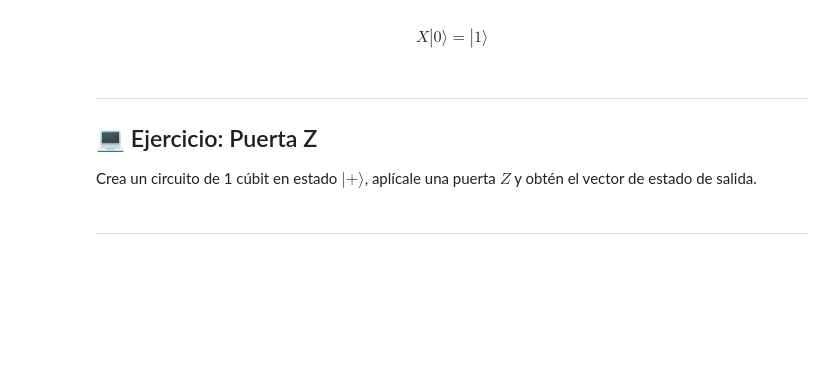
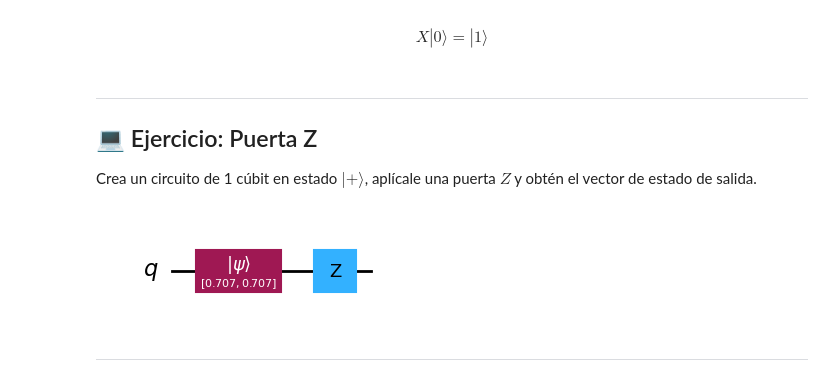
Before and after one commit to mateofra/CUANTICA, a Jupyter notebook: 02. Bits y Cúbits.ipynb, the cells around one changed output. Saved outputs shown, nothing was run; the diff lists cells and outputs as text; code cells hidden in the pictures; blank space fills up the shorter version.

```diff
--- a/02. Bits y Cúbits.ipynb
+++ b/02. Bits y Cúbits.ipynb
@@ -748,16 +752,20 @@ Crea un circuito de 1 cúbit en estado $|+\rangle$, aplícale una puerta $Z$ y o
 # %%
 # Circuito de 1 cúbit en el estado |+> con una puerta Z
 from math import sqrt
 qc = QuantumCircuit(1)
 
 # Podemos hacer que el estado inicial del circuito sea diferente de |0>
 # Inicializa el circuito al estado |+>
-qc.initialize(....)
+qc.initialize([1/sqrt(2),1/sqrt(2)])
 
 # Aplicamos la puerta Z al cúbit
-qc....
+qc.z(0)
 
 # Muestra el circuito y el estado
+
+qc.draw('mpl')
+# %% [output]
+[figure, added]
 # %% [markdown]
 
 
```
Also changed, not shown: parts of 23 cells of this notebook.
